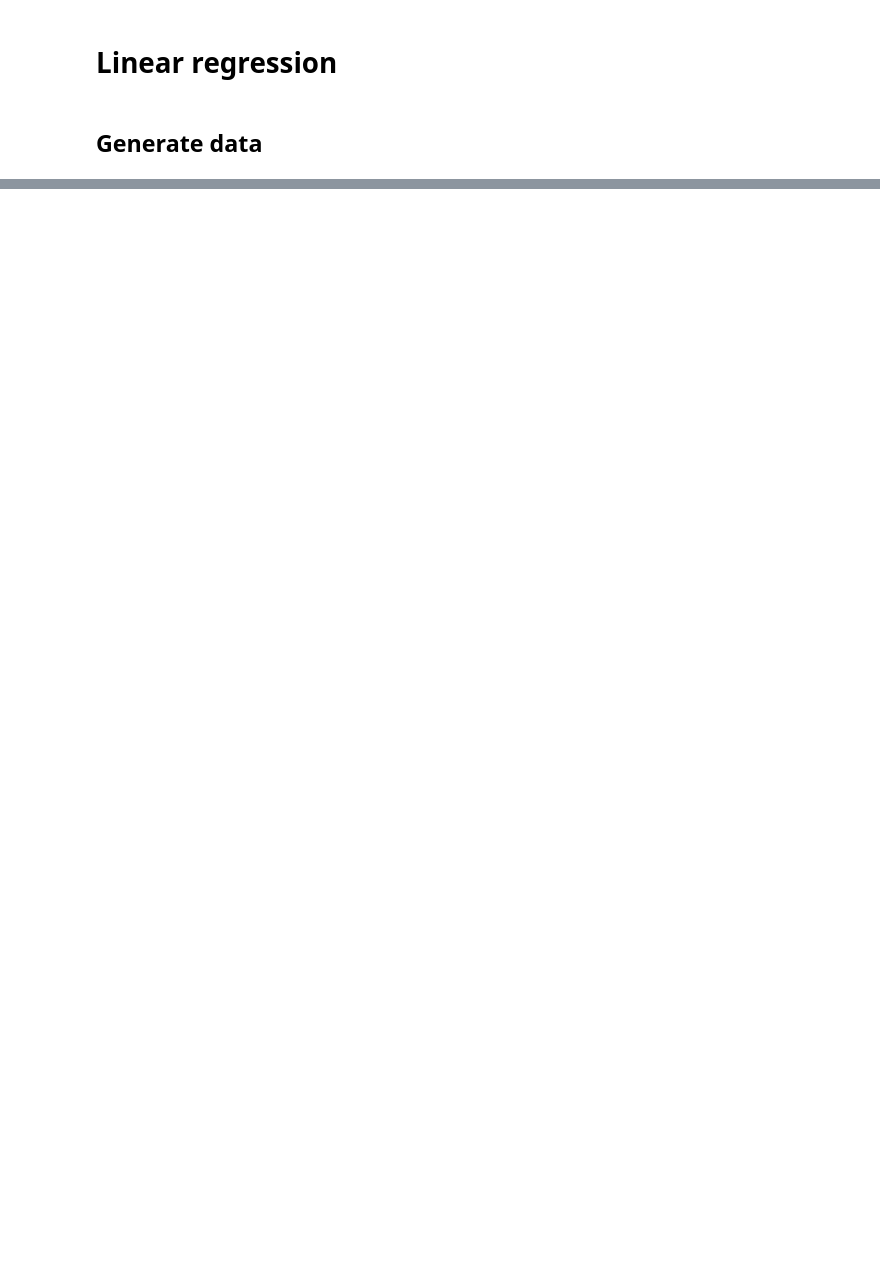
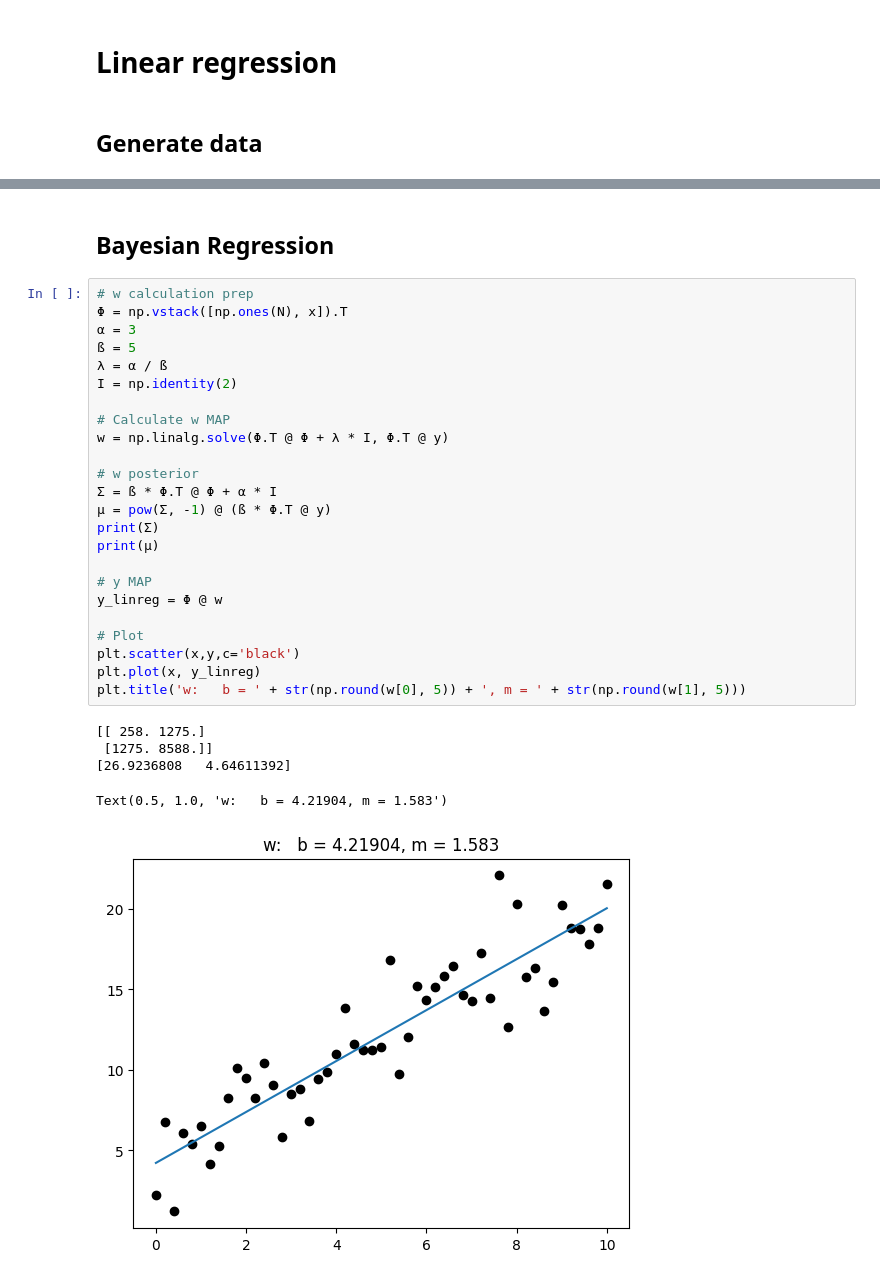
Before and after one commit to szmidapatrik/machine-learning, a Jupyter notebook: linreg.ipynb, the cells around one changed output, grey strips where cells are left out. Drawn from its saved outputs; the diff is of its cells as text; blank space fills up the shorter version.

```diff
--- a/linreg.ipynb
+++ b/linreg.ipynb
@@ -86,0 +70,32 @@ Text(0.5, 1.0, 'w:   b = 3.32631, m = 1.60476')
+# %% [markdown]
+## Bayesian Regression
+# %%
+# w calculation prep
+Φ = np.vstack([np.ones(N), x]).T
+α = 3
+ß = 5
+λ = α / ß
+I = np.identity(2)
+
+# Calculate w MAP
+w = np.linalg.solve(Φ.T @ Φ + λ * I, Φ.T @ y)
+
+# w posterior
+Σ = ß * Φ.T @ Φ + α * I
+µ = pow(Σ, -1) @ (ß * Φ.T @ y)
+print(Σ)
+print(µ)
+
+# y MAP
+y_linreg = Φ @ w
+
+# Plot
+plt.scatter(x,y,c='black')
+plt.plot(x, y_linreg)
+plt.title('w:   b = ' + str(np.round(w[0], 5)) + ', m = ' + str(np.round(w[1], 5)))
+# %% [output]
+[[ 258. 1275.]
+ [1275. 8588.]]
+[26.9236808   4.64611392]
+Text(0.5, 1.0, 'w:   b = 4.21904, m = 1.583')
+[figure, added]
```
Also changed, not shown: parts of 5 cells of this notebook, 1 other file.
